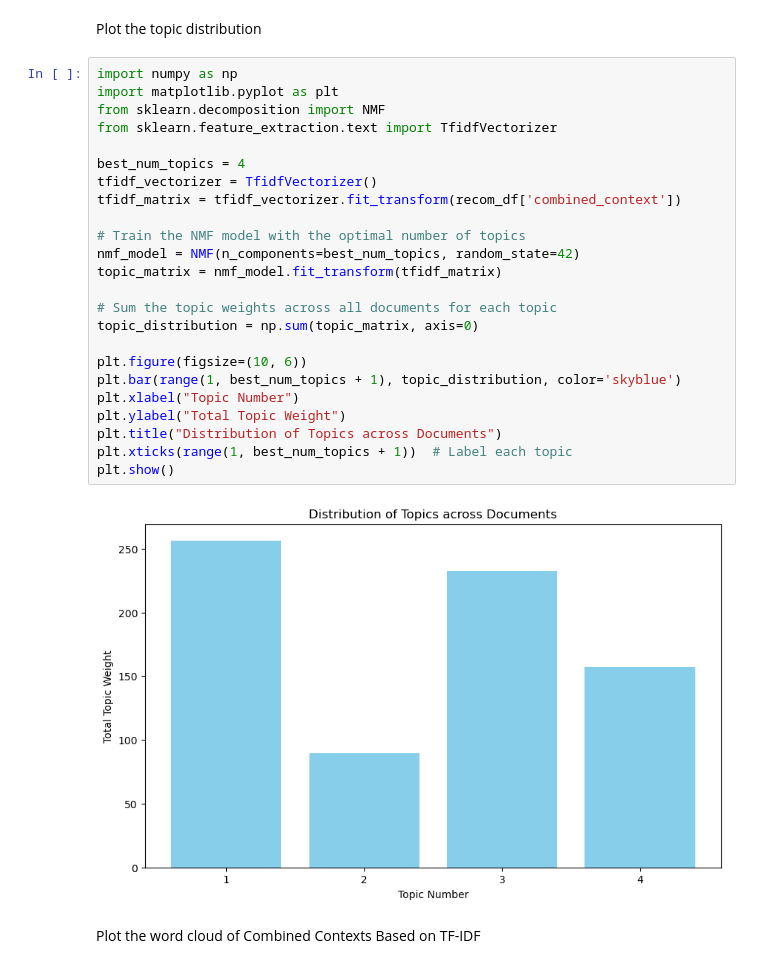
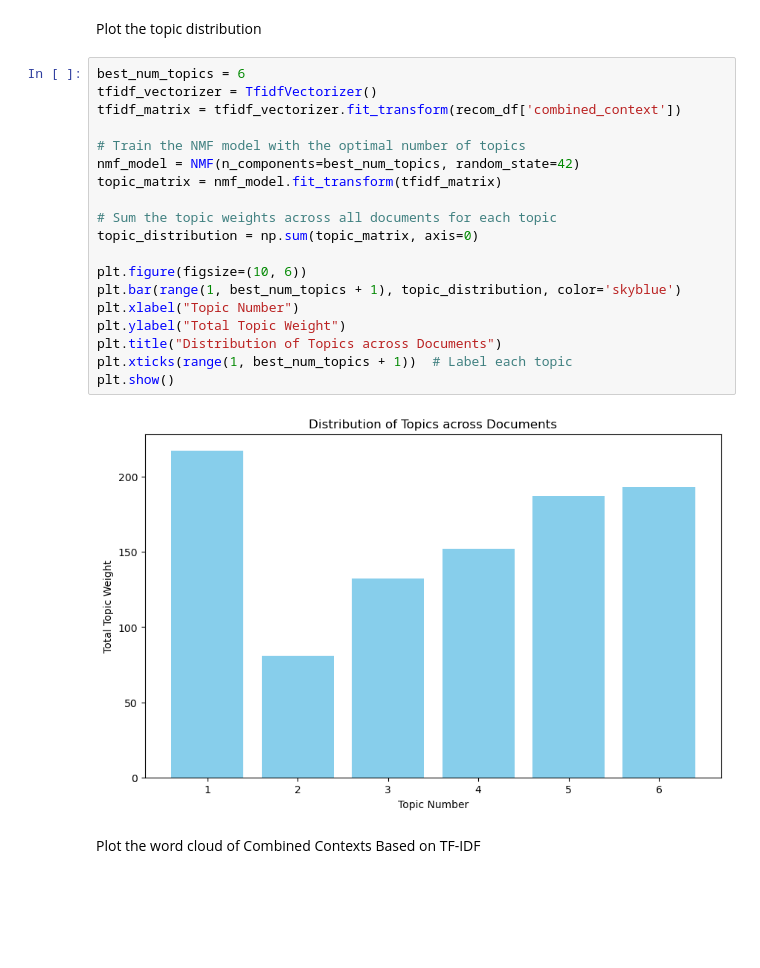
Before and after one commit to jonkerr/indian-food, a Jupyter notebook: topic_modeling_NMF.ipynb, the cells around one changed output. Saved outputs shown, nothing was run; the diff lists cells and outputs as text; blank space fills up the shorter version.

```diff
--- a/topic_modeling_NMF.ipynb
+++ b/topic_modeling_NMF.ipynb
@@ -372,31 +221,26 @@ Topic 6: milk cake sugar rice chocolate batter almond banana halwa cardamom
 # %% [markdown]
 Plot the topic distribution
 # %%
-import numpy as np
-import matplotlib.pyplot as plt
-from sklearn.decomposition import NMF
-from sklearn.feature_extraction.text import TfidfVectorizer
-
-best_num_topics = 4
+best_num_topics = 6
 tfidf_vectorizer = TfidfVectorizer()
 tfidf_matrix = tfidf_vectorizer.fit_transform(recom_df['combined_context'])
 
 # Train the NMF model with the optimal number of topics
 nmf_model = NMF(n_components=best_num_topics, random_state=42)
 topic_matrix = nmf_model.fit_transform(tfidf_matrix)
 
 # Sum the topic weights across all documents for each topic
 topic_distribution = np.sum(topic_matrix, axis=0)
 
 plt.figure(figsize=(10, 6))
 plt.bar(range(1, best_num_topics + 1), topic_distribution, color='skyblue')
 plt.xlabel("Topic Number")
 plt.ylabel("Total Topic Weight")
 plt.title("Distribution of Topics across Documents")
 plt.xticks(range(1, best_num_topics + 1))  # Label each topic
 plt.show()
 # %% [output]
-[figure, old version]
+[figure, new version]
 # %% [markdown]
 Plot the word cloud of Combined Contexts Based on TF-IDF
 # %%
```
Also changed, not shown: parts of 32 cells of this notebook.
